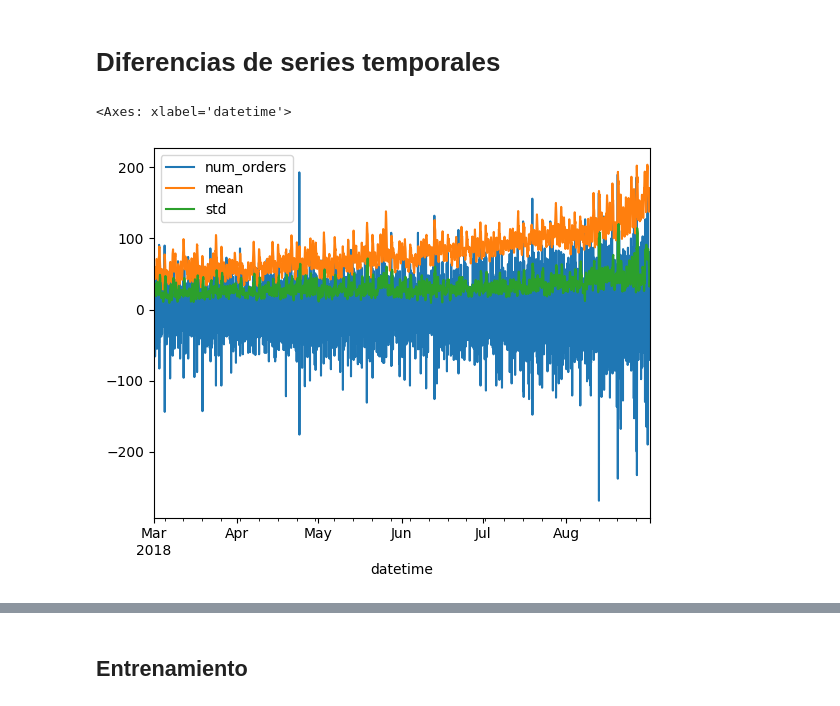
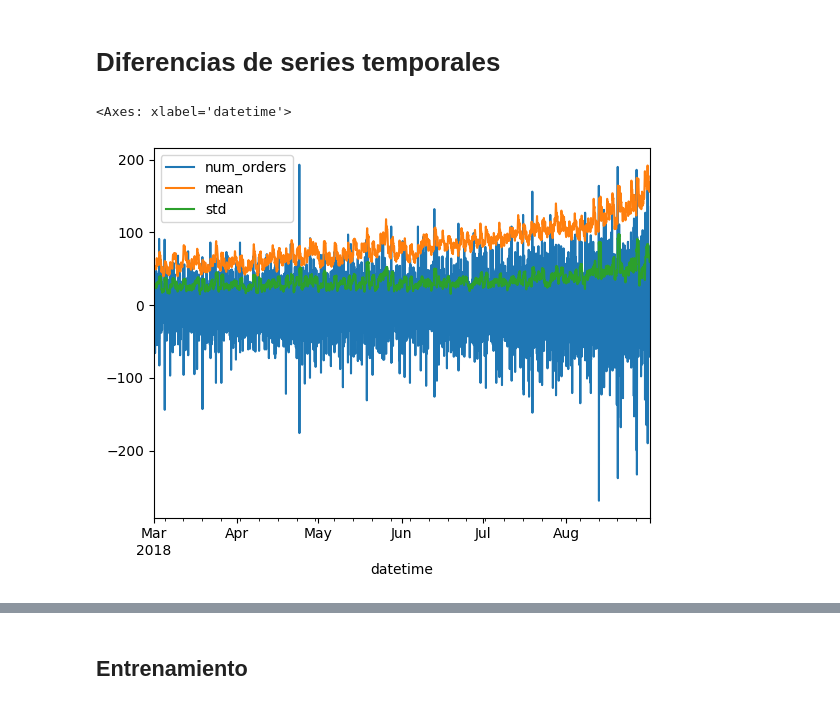
Before and after one commit to santicar1809/taxi_service, a Jupyter notebook: code_13.ipynb, the cells around one changed output, grey strips where cells are left out. Drawn from its saved outputs; the diff is of its cells as text; code cells hidden in the pictures.

```diff
--- a/code_13.ipynb
+++ b/code_13.ipynb
@@ -210,11 +210,11 @@ Podemos ver que los servicios tienen la misma distribución cada día, se repite
 # %%
 data_shifted=data.copy()
 
 data_shifted-=data_shifted.shift()
 data_shifted.drop(['rolling_mean'],axis=1,inplace=True)
-data_shifted['mean'] = data_analysis['num_orders'].rolling(12).mean()
-data_shifted['std'] = data_analysis['num_orders'].rolling(12).std()
+data_shifted['mean'] = data_analysis['num_orders'].rolling(20).mean()
+data_shifted['std'] = data_analysis['num_orders'].rolling(20).std()
 data_shifted.plot()
 # %% [output]
 <Axes: xlabel='datetime'>
-[figure, old version]
+[figure, new version]
```
Also changed, not shown: parts of 4 cells of this notebook, 9 other files.
